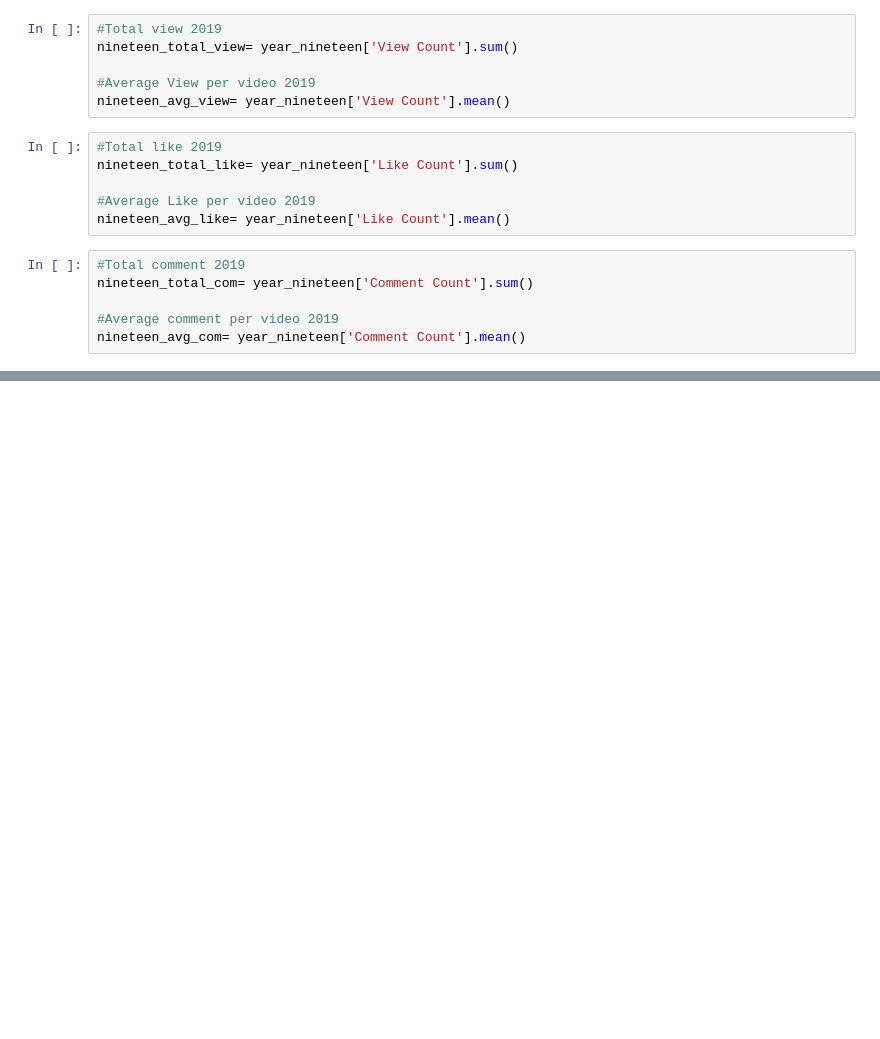
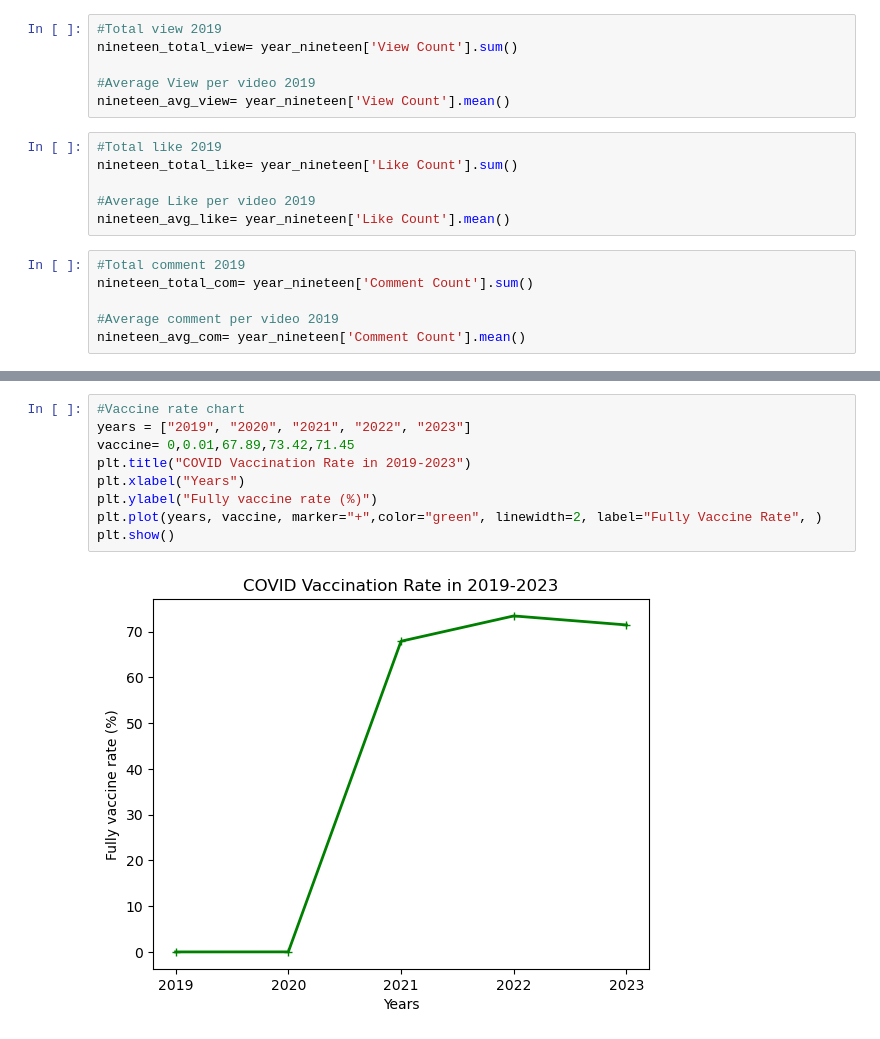
Before and after one commit to AhldenBrough/Covid-vs-Tech-Careers, a Jupyter notebook: youtube video analysis.ipynb, the cells around one changed output, grey strips where cells are left out. Cells and saved outputs as stored; diff of their text form; blank space fills up the shorter version.

```diff
--- a/youtube video analysis.ipynb
+++ b/youtube video analysis.ipynb
@@ -224,0 +404,11 @@ total_summary
+# %%
+#Vaccine rate chart
+years = ["2019", "2020", "2021", "2022", "2023"]
+vaccine= 0,0.01,67.89,73.42,71.45
+plt.title("COVID Vaccination Rate in 2019-2023")
+plt.xlabel("Years")
+plt.ylabel("Fully vaccine rate (%)")
+plt.plot(years, vaccine, marker="+",color="green", linewidth=2, label="Fully Vaccine Rate", )
+plt.show()
+# %% [output]
+[figure, added]
```
Also changed, not shown: parts of 23 cells of this notebook.
